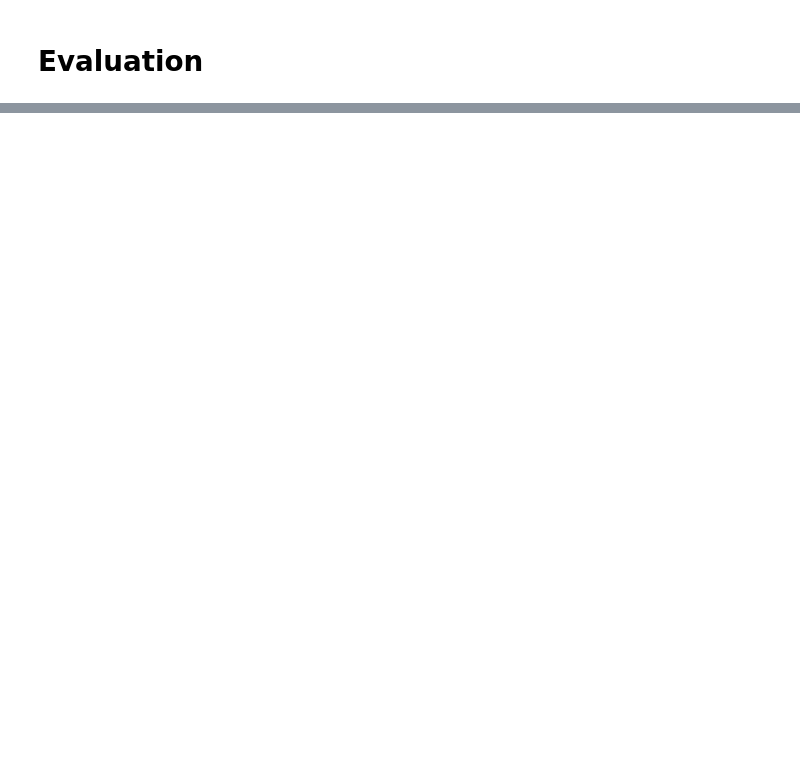
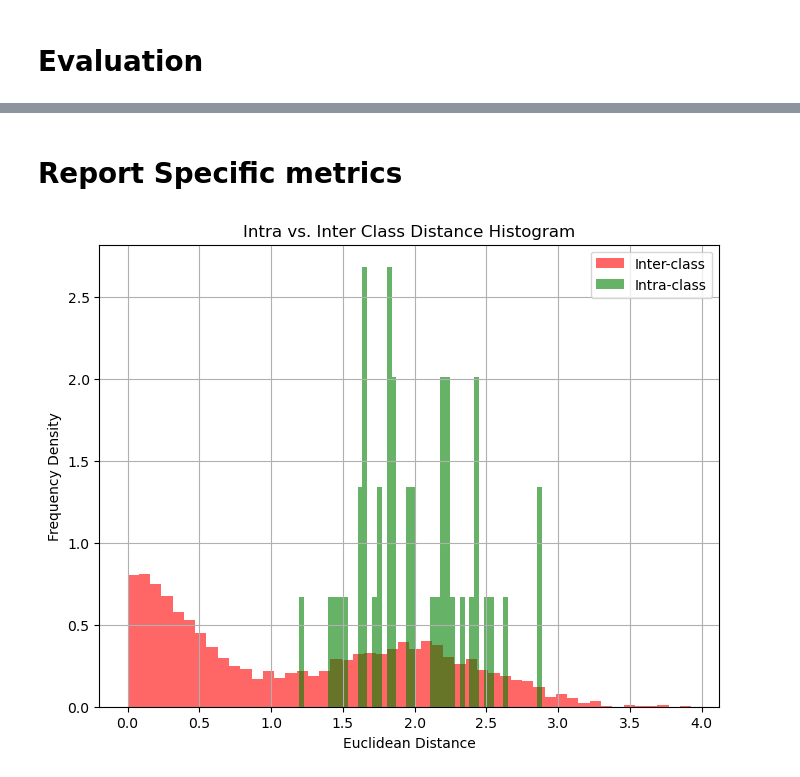
Before and after one commit to tee1g21/Biometrics-Coursework, a Jupyter notebook: gait_pipeline.ipynb, the cells around one changed output, grey strips where cells are left out. Cells and saved outputs as stored; diff of their text form; code cells hidden in the pictures; blank space fills up the shorter version.

```diff
--- a/gait_pipeline.ipynb
+++ b/gait_pipeline.ipynb
@@ -347,0 +387,36 @@ df.to_csv("test_predictions.csv", index=False)
+# %% [markdown]
+# Report Specific metrics
+# %%
+from itertools import combinations
+import numpy as np
+import matplotlib.pyplot as plt
+
+def compute_intra_inter_distances(features, labels):
+    intra_dists = []
+    inter_dists = []
+
+    for i, j in combinations(range(len(features)), 2):
+        dist = np.linalg.norm(features[i] - features[j])
+        if labels[i] == labels[j]:
+            intra_dists.append(dist)
+        else:
+            inter_dists.append(dist)
+
+    return np.array(intra_dists), np.array(inter_dists)
+
+def plot_intra_inter_histogram(intra_dists, inter_dists):
+    plt.figure(figsize=(8, 6))
+    plt.hist(inter_dists, bins=50, alpha=0.6, label='Inter-class', color='red', density=True)
+    plt.hist(intra_dists, bins=50, alpha=0.6, label='Intra-class', color='green', density=True)
+
+    plt.title("Intra vs. Inter Class Distance Histogram")
+    plt.xlabel("Euclidean Distance")
+    plt.ylabel("Frequency Density")
+    plt.legend()
+    plt.grid(True)
+    plt.show()
+
+intra, inter = compute_intra_inter_distances(X_train, train_labels)
+plot_intra_inter_histogram(intra, inter)
+# %% [output]
+[figure, added]
```
Also changed, not shown: parts of 12 cells of this notebook.
